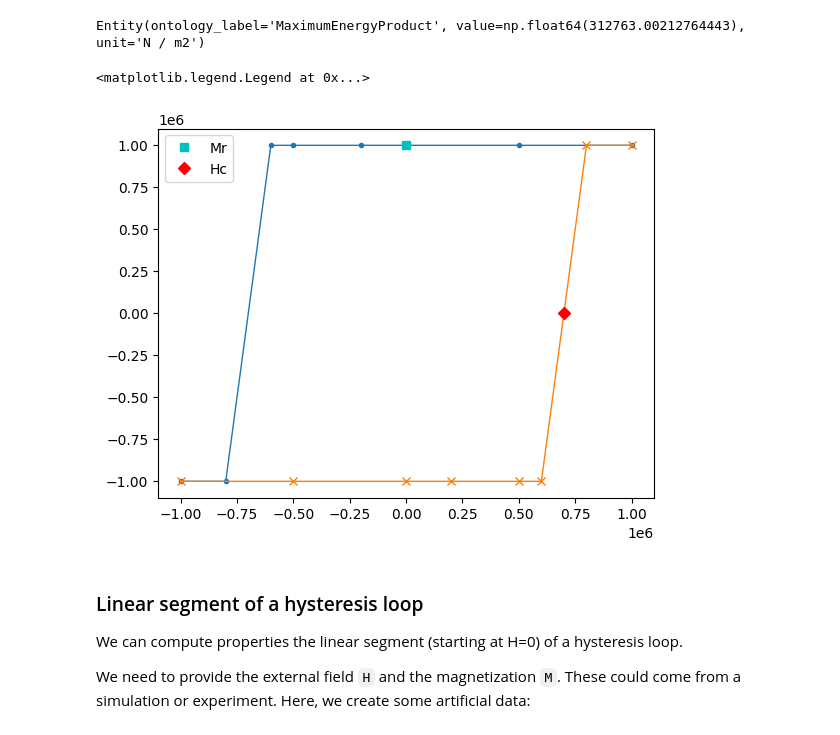
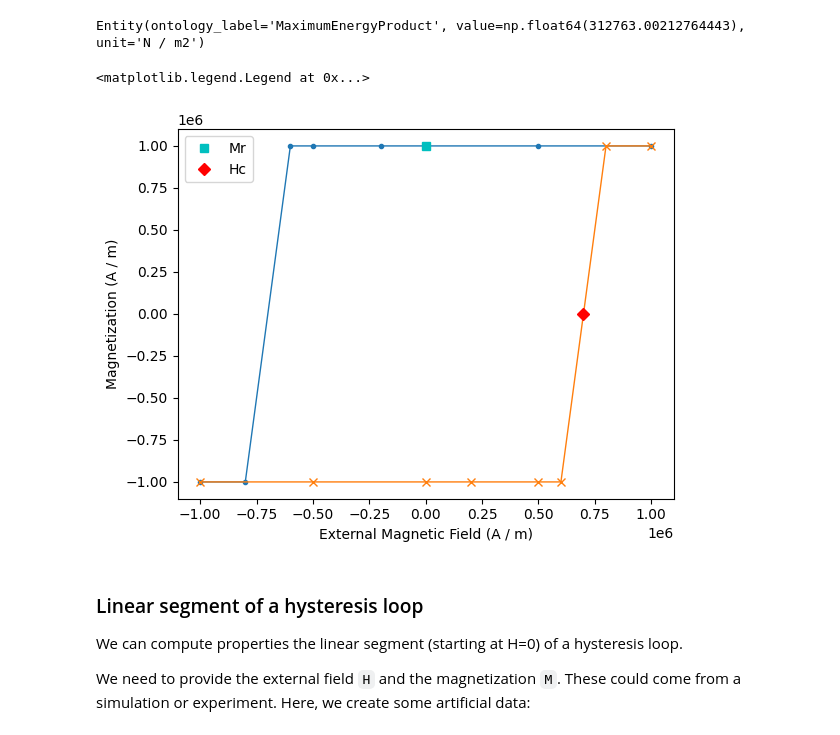
Before and after one commit to MaMMoS-project/mammos-analysis, a Jupyter notebook: examples/quickstart.ipynb, the cells around one changed output. Saved outputs shown, nothing was run; the diff lists cells and outputs as text; code cells hidden in the pictures.

```diff
--- a/examples/quickstart.ipynb
+++ b/examples/quickstart.ipynb
@@ -49,11 +51,13 @@ Entity(ontology_label='MaximumEnergyProduct', value=np.float64(312763.0021276444
 # %%
 plt.plot(H.q, M.q, ".-", -H.q, -M.q, "x-", linewidth=1)
 plt.plot(0, extrinsic_properties.Mr.q, "cs", label="Mr")
 plt.plot(extrinsic_properties.Hc.q, 0, "rD", label="Hc")
+plt.xlabel(H.axis_label)
+plt.ylabel(M.axis_label)
 plt.legend()
 # %% [output]
 <matplotlib.legend.Legend at 0x...>
-[figure, old version]
+[figure, new version]
 # %% [markdown]
 ### Linear segment of a hysteresis loop
 
```
Also changed, not shown: parts of 7 cells of this notebook.
